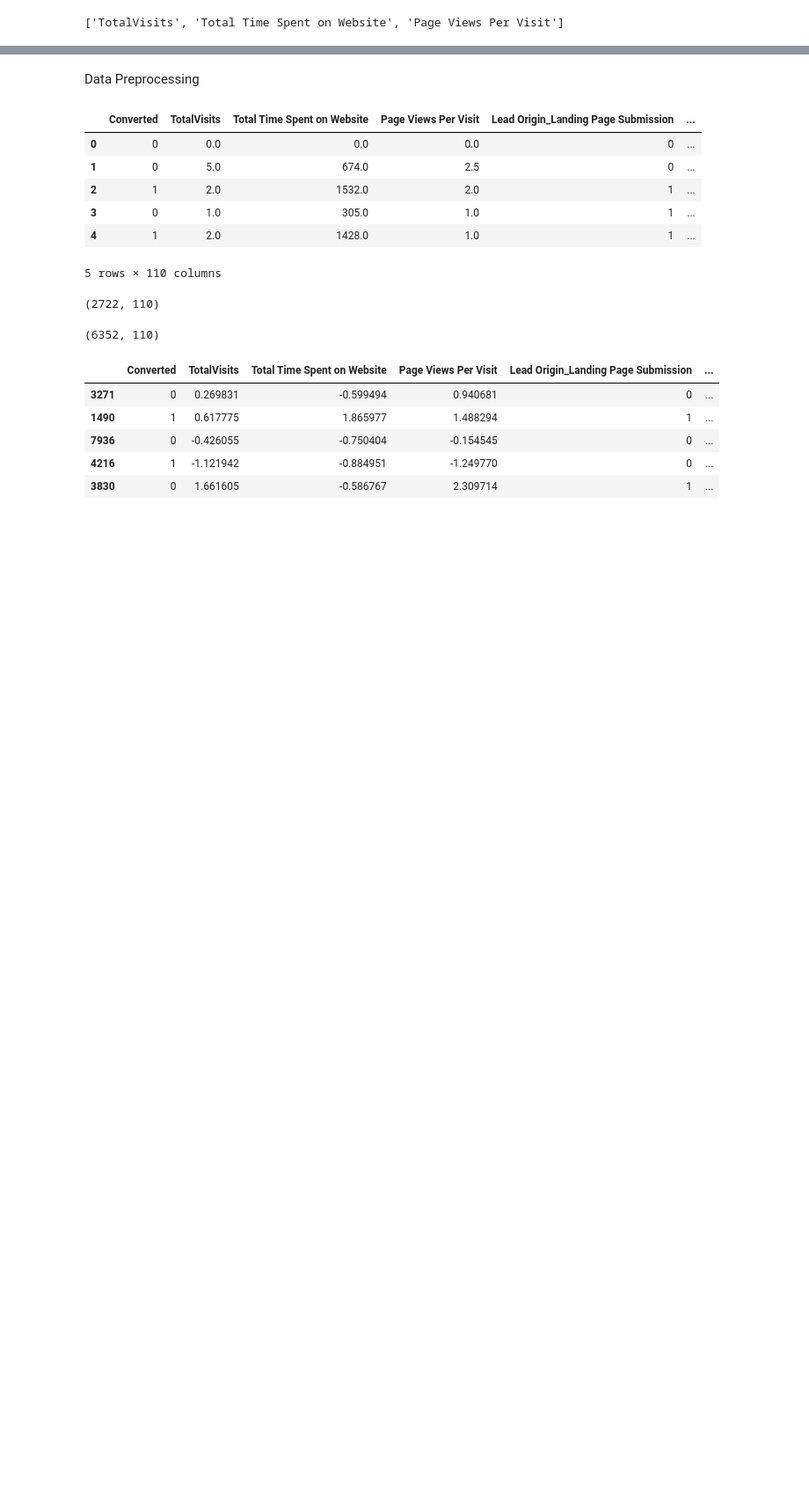
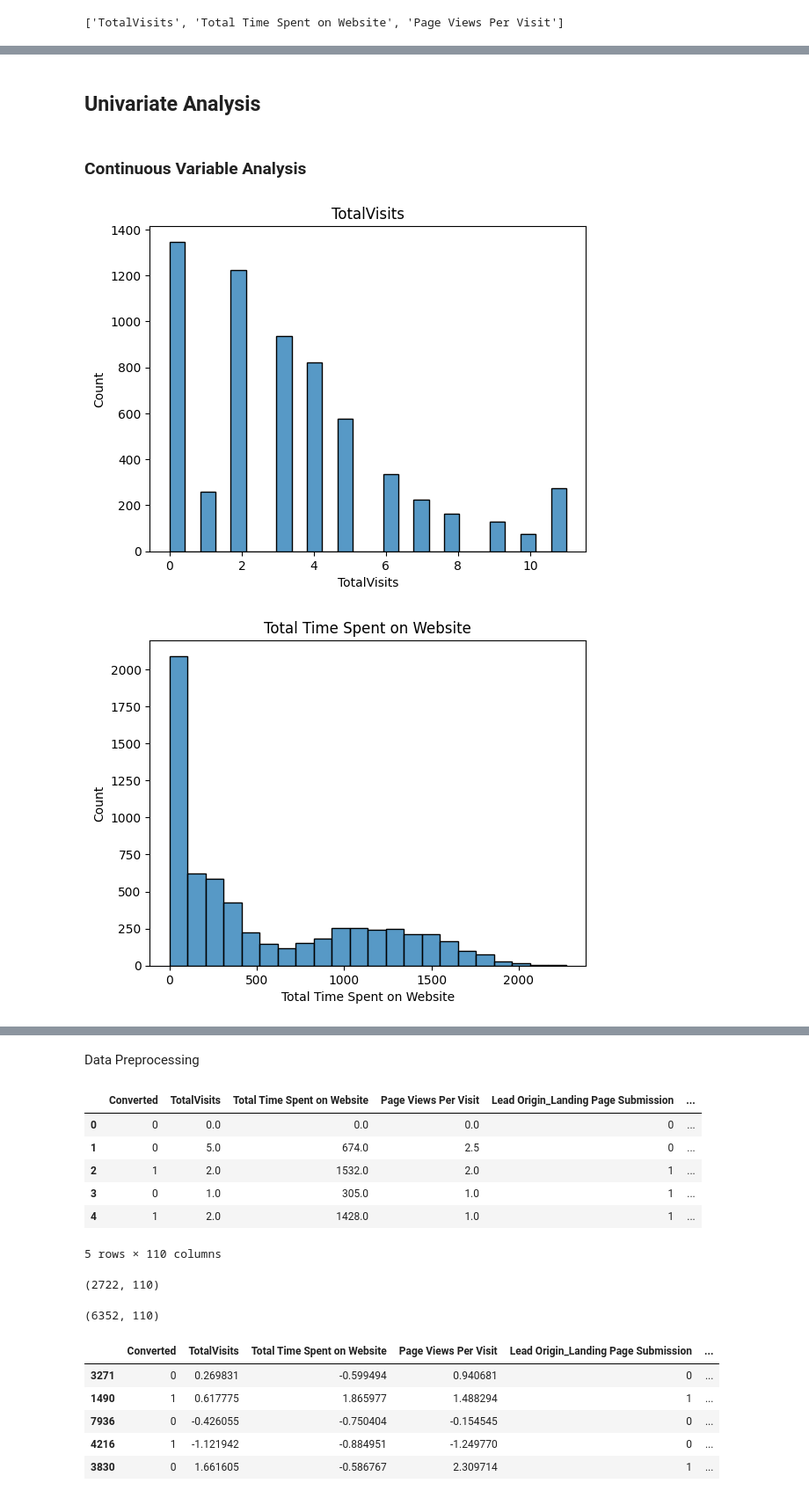
Before and after one commit to pratiksinha35/lead_score, a Jupyter notebook: Model.ipynb, the cells around one changed output, grey strips where cells are left out. Shown at 88% size. Cells and saved outputs as stored; diff of their text form; code cells hidden in the pictures; blank space fills up the shorter version.

```diff
--- a/Model.ipynb
+++ b/Model.ipynb
@@ -477,0 +581,12 @@ for column in numeric_columns:
+# %% [markdown]
+## Univariate Analysis
+# %% [markdown]
+### Continuous Variable Analysis
+# %%
+for column in numeric_columns:
+    sns.histplot(data=leads[column])
+    plt.title(column)
+    plt.show()
+# %% [output]
+[figure, added]
+[figure, added]
```
Also changed, not shown: parts of 96 cells of this notebook.
